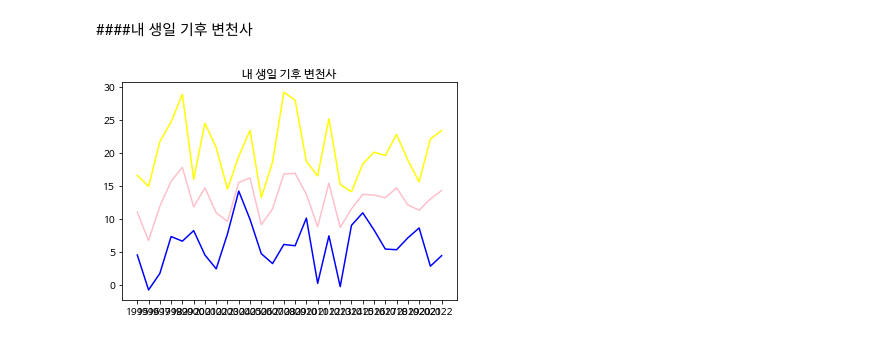
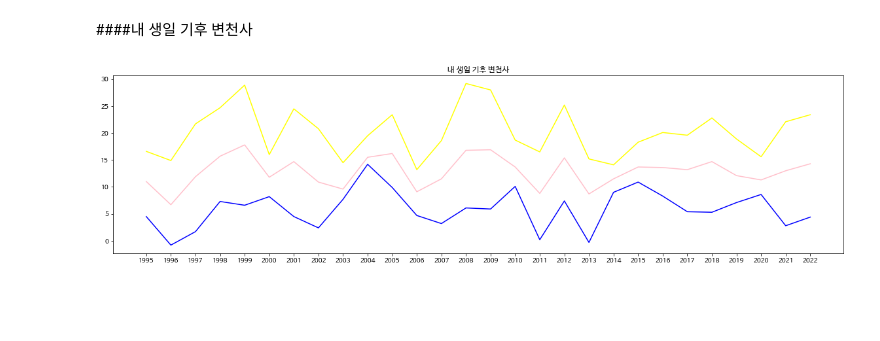
Before and after one commit to ChoSooBeen/Python_practice, a Jupyter notebook: Python_data2.ipynb, the cells around one changed output. Cells and saved outputs as stored; diff of their text form; code cells hidden in the pictures; blank space fills up the shorter version.

```diff
--- a/Python_data2.ipynb
+++ b/Python_data2.ipynb
@@ -154,26 +154,27 @@ plt.show()
 # %%
 import matplotlib.pyplot as plt
 import pandas as pd
 
 df = pd.read_csv('/content/knu_temp_day.csv', encoding='utf-8')
 df = df.drop(columns = ['지점'])
 df.columns = ['일자', '평균', '최저', '최고']
 df.dropna(inplace=True)
 df.isnull().sum()
 
 df['생일'] = df['일자'].str[5:]
 df['생년'] = df['일자'].str[:4]
 df1 = df[df['생일'] == '04-19']
 
 x = df1['생년']
 a = df1['평균']
 b = df1['최고']
 c = df1['최저']
 
+plt.figure(figsize=(20,5))
 plt.title('내 생일 기후 변천사')
 plt.plot(x,a,color='pink')
 plt.plot(x,b,color='yellow')
 plt.plot(x,c,color='blue')
 plt.show()
 # %% [output]
-[figure, old version]
+[figure, new version]
```
